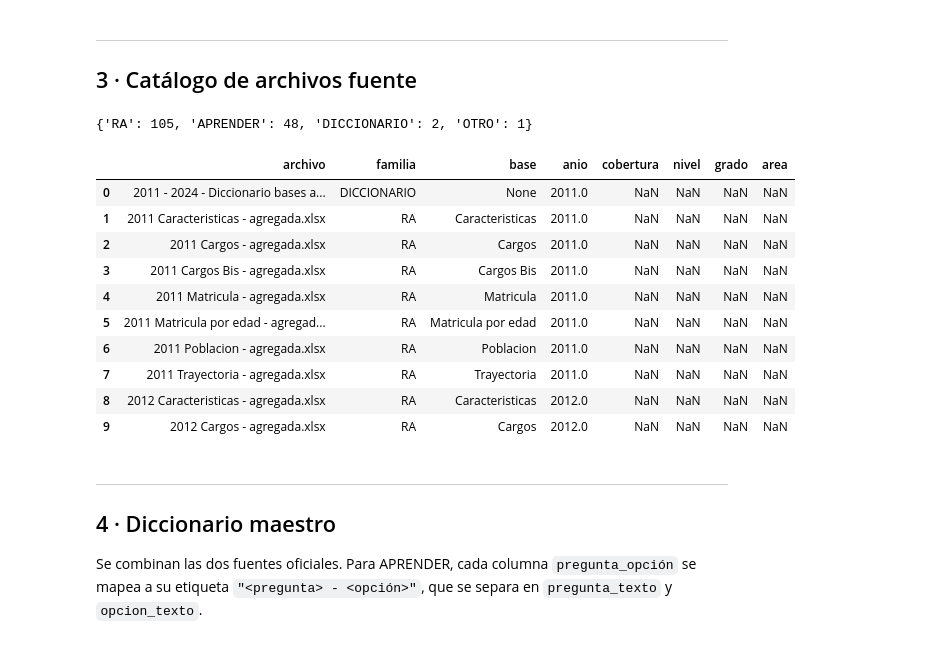
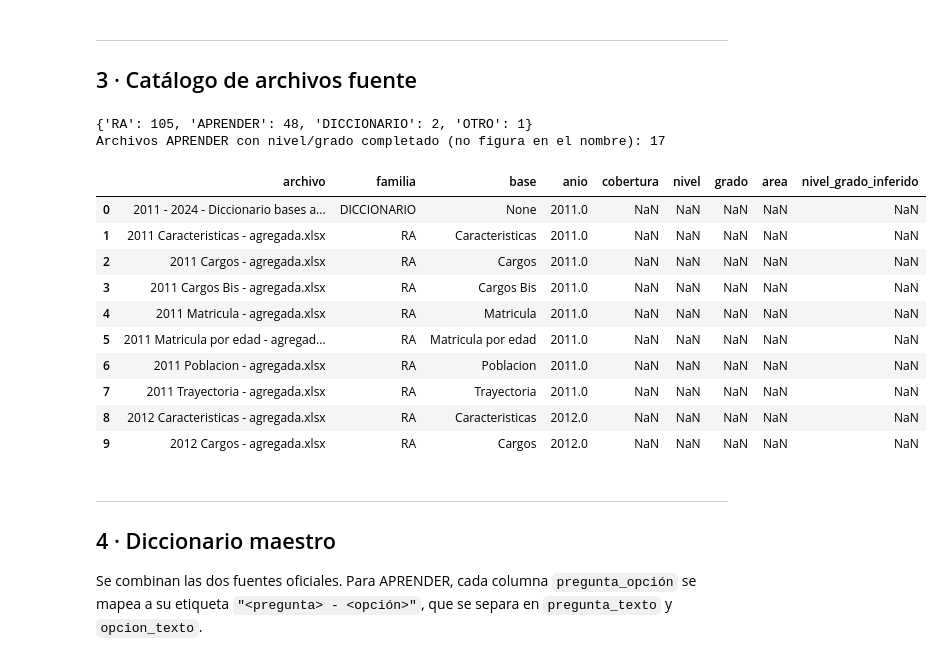
Before and after one commit to santiagoriverti/analisis_pruebas_aprender, a Jupyter notebook: 00_consolidacion.ipynb, the cells around one changed output. Saved outputs shown, nothing was run; the diff lists cells and outputs as text; code cells hidden in the pictures.

```diff
--- a/00_consolidacion.ipynb
+++ b/00_consolidacion.ipynb
@@ -117,18 +123,37 @@ def clasificar(f):
         if f'{b} - agregada' in f: return ('RA', b)
     return ('DESCONOCIDO', None)
 
-def parse_aprender(f):
+# Archivos 2016–2018 cuyo nombre no trae nivel y/o grado: se completan con el operativo real,
+# verificado con la edad más frecuente declarada por los estudiantes (control en la sección 8):
+# 11 años -> Primaria 6° grado; 17 años -> Secundaria 5-6° año.
+NIVEL_SIN_NOMBRE = {2018: 'Primaria'}
+GRADO_SIN_NOMBRE = {(2016, 'Primaria'): '6 grado', (2016, 'Secundaria'): '5-6 año',
+                    (2017, 'Primaria'): '6 grado', (2017, 'Secundaria'): '5-6 año',
+                    (2018, 'Primaria'): '6 grado'}
+
+def parse_nombre_aprender(f):
+    """Atributos tal como figuran en el nombre del archivo (None si no aparecen)."""
     low = f.lower()
     cob = 'Muestral' if 'muestra' in low else 'Censal'
-    niv = 'Primaria' if 'primaria' in low else ('Secundaria' if 'secundaria' in low else 'No especificado')
+    niv = 'Primaria' if 'primaria' in low else ('Secundaria' if 'secundaria' in low else None)
     gm = re.search(r'(\d\s*-\s*\d|\d)\s*(grado|a[nñ]o)', low)
-    grado = re.sub(r'\s+', ' ', gm.group(0).strip()) if gm else 'No especificado'
+    grado = None
+    if gm:  # normaliza '3grado' -> '3 grado', '5 - 6 año' -> '5-6 año'
+        grado = re.sub(r'\s+', '', gm.group(1)) + ' ' + ('grado' if gm.group(2) == 'grado' else 'año')
     if 'solo cc' in low:
         area = 'Solo CC'
     else:
         am = re.search(r'desempe[nñ]os de ([a-záéíóúñ ]+?)\.xlsx', low)
         area = am.group(1).strip().title() if am else 'No especificado'
     return dict(cobertura=cob, nivel=niv, grado=grado, area=area)
+
+def parse_aprender(f):
+    meta = parse_nombre_aprender(f); anio = anio_de(f)
+    if meta['nivel'] is None:
+        meta['nivel'] = NIVEL_SIN_NOMBRE.get(anio, 'No especificado')
+    if meta['grado'] is None:
+        meta['grado'] = GRADO_SIN_NOMBRE.get((anio, meta['nivel']), 'No especificado')
+    return meta
 
 def tipo_variable(col):
     if DESEMP_RE.match(col): return 'desempeño'
@@ -200,26 +225,33 @@ Funciones definidas.
 # %%
 cat_rows = []
 for f in xlsx:
     fam, base = clasificar(f)
     row = {'archivo': f, 'familia': fam, 'base': base, 'anio': anio_de(f)}
-    if fam == 'APRENDER': row.update(parse_aprender(f))
+    if fam == 'APRENDER':
+        row.update(parse_aprender(f))
+        crudo = parse_nombre_aprender(f)
+        row['nivel_grado_inferido'] = crudo['nivel'] is None or crudo['grado'] is None
     cat_rows.append(row)
 catalogo = pd.DataFrame(cat_rows)
 print(catalogo.familia.value_counts().to_dict())
+_ap = catalogo[catalogo.familia == 'APRENDER']
+assert not _ap[['nivel', 'grado']].isin(['No especificado']).any().any(), 'Hay archivos APRENDER sin nivel/grado'
+print('Archivos APRENDER con nivel/grado completado (no figura en el nombre):', int(_ap.nivel_grado_inferido.sum()))
 catalogo.head(10)
 # %% [output]
 {'RA': 105, 'APRENDER': 48, 'DICCIONARIO': 2, 'OTRO': 1}
+Archivos APRENDER con nivel/grado completado (no figura en el nombre): 17
-|  | archivo | familia | base | anio | cobertura | nivel | grado | area |
-| 0 | 2011 - 2024 - Diccionario bases a... | DICCIONARIO | None | 2011.0 | NaN | NaN | NaN | NaN |
-| 1 | 2011 Caracteristicas - agregada.xlsx | RA | Caracteristicas | 2011.0 | NaN | NaN | NaN | NaN |
-| 2 | 2011 Cargos - agregada.xlsx | RA | Cargos | 2011.0 | NaN | NaN | NaN | NaN |
-| 3 | 2011 Cargos Bis - agregada.xlsx | RA | Cargos Bis | 2011.0 | NaN | NaN | NaN | NaN |
-| 4 | 2011 Matricula - agregada.xlsx | RA | Matricula | 2011.0 | NaN | NaN | NaN | NaN |
-| 5 | 2011 Matricula por edad - agregad... | RA | Matricula por edad | 2011.0 | NaN | NaN | NaN | NaN |
-| 6 | 2011 Poblacion - agregada.xlsx | RA | Poblacion | 2011.0 | NaN | NaN | NaN | NaN |
-| 7 | 2011 Trayectoria - agregada.xlsx | RA | Trayectoria | 2011.0 | NaN | NaN | NaN | NaN |
-| 8 | 2012 Caracteristicas - agregada.xlsx | RA | Caracteristicas | 2012.0 | NaN | NaN | NaN | NaN |
-| 9 | 2012 Cargos - agregada.xlsx | RA | Cargos | 2012.0 | NaN | NaN | NaN | NaN |
+|  | archivo | familia | base | anio | cobertura | nivel | grado | area | nivel_grado_inferido |
+| 0 | 2011 - 2024 - Diccionario bases a... | DICCIONARIO | None | 2011.0 | NaN | NaN | NaN | NaN | NaN |
+| 1 | 2011 Caracteristicas - agregada.xlsx | RA | Caracteristicas | 2011.0 | NaN | NaN | NaN | NaN | NaN |
+| 2 | 2011 Cargos - agregada.xlsx | RA | Cargos | 2011.0 | NaN | NaN | NaN | NaN | NaN |
+| 3 | 2011 Cargos Bis - agregada.xlsx | RA | Cargos Bis | 2011.0 | NaN | NaN | NaN | NaN | NaN |
+| 4 | 2011 Matricula - agregada.xlsx | RA | Matricula | 2011.0 | NaN | NaN | NaN | NaN | NaN |
+| 5 | 2011 Matricula por edad - agregad... | RA | Matricula por edad | 2011.0 | NaN | NaN | NaN | NaN | NaN |
+| 6 | 2011 Poblacion - agregada.xlsx | RA | Poblacion | 2011.0 | NaN | NaN | NaN | NaN | NaN |
+| 7 | 2011 Trayectoria - agregada.xlsx | RA | Trayectoria | 2011.0 | NaN | NaN | NaN | NaN | NaN |
+| 8 | 2012 Caracteristicas - agregada.xlsx | RA | Caracteristicas | 2012.0 | NaN | NaN | NaN | NaN | NaN |
+| 9 | 2012 Cargos - agregada.xlsx | RA | Cargos | 2012.0 | NaN | NaN | NaN | NaN | NaN |
 # %% [markdown]
 ---
 ## 4 · Diccionario maestro
```
Also changed, not shown: parts of 5 cells of this notebook, 7 other files.
